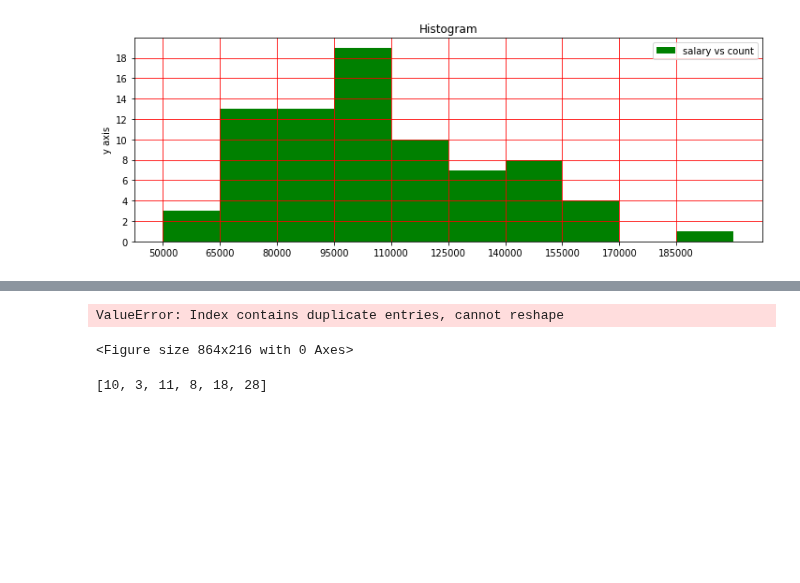
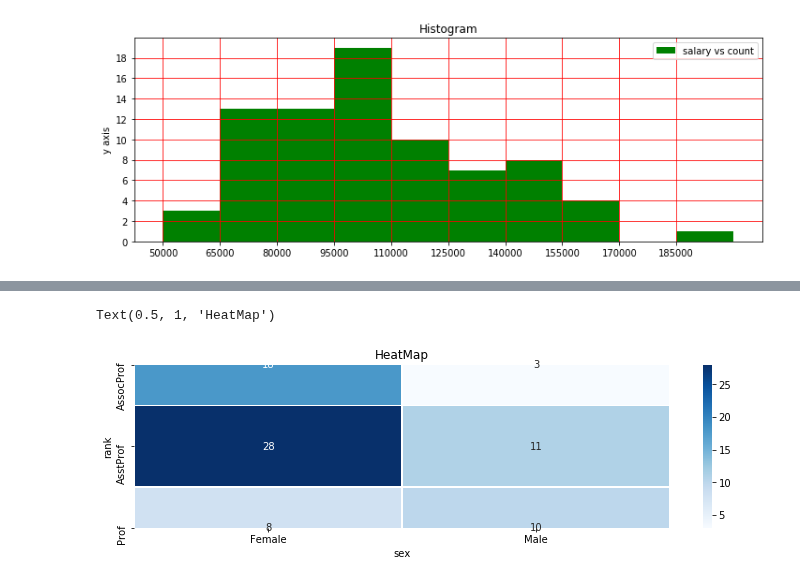
Before and after one commit to Yogendra3112/data_science, a Jupyter notebook: Pandas.ipynb, the cells around one changed output, grey strips where cells are left out. Cells and saved outputs as stored; diff of their text form; code cells hidden in the pictures; blank space fills up the shorter version.

```diff
--- a/Pandas.ipynb
+++ b/Pandas.ipynb
@@ -1264,3 +1264,6 @@ plt.yticks(range(0,20,2))
 plt.show()
 # %% [output]
 [figure]
+# %%
+z=[i for i in df.groupby(['rank','sex']).count()
+z
@@ -1266,0 +1272,4 @@ plt.show()
+# %%
+x=list(df['rank'].unique())
+x=x*2
+x
@@ -1266,0 +1278,9 @@ plt.show()
+# %%
+y=[]
+str1=list(df['sex'].unique())[0]
+str2=list(df['sex'].unique())[1]
+for i in range(3):
+    y.append(str1)
+for i in range(3):
+    y.append(str2)
+y
@@ -1266,0 +1289,3 @@ plt.show()
+# %%
+df1=pd.DataFrame(zip(x,y,z),columns=['rank','sex','count'])
+df1
@@ -1267,11 +1300,7 @@ plt.show()
 # %%
 plt.figure(figsize=(12,3))
-sns.heatmap(df.pivot('rank','sex'),annot=True,linewidth=0.5,cmap='Reds')
+sns.heatmap(df1.pivot('rank','sex','count'),annot=True,linewidth=0.5,cmap='Blues')
+plt.title('HeatMap')
 # %% [output]
-ValueError: Index contains duplicate entries, cannot reshape
+Text(0.5, 1, 'HeatMap')
-<Figure size 864x216 with 0 Axes>
+[figure, added]
-# %%
-z=[i for i in df.groupby(['rank','sex']).count()['salary']]
-z
-# %% [output]
-[10, 3, 11, 8, 18, 28]
```
Also changed, not shown: parts of 5 cells of this notebook.
